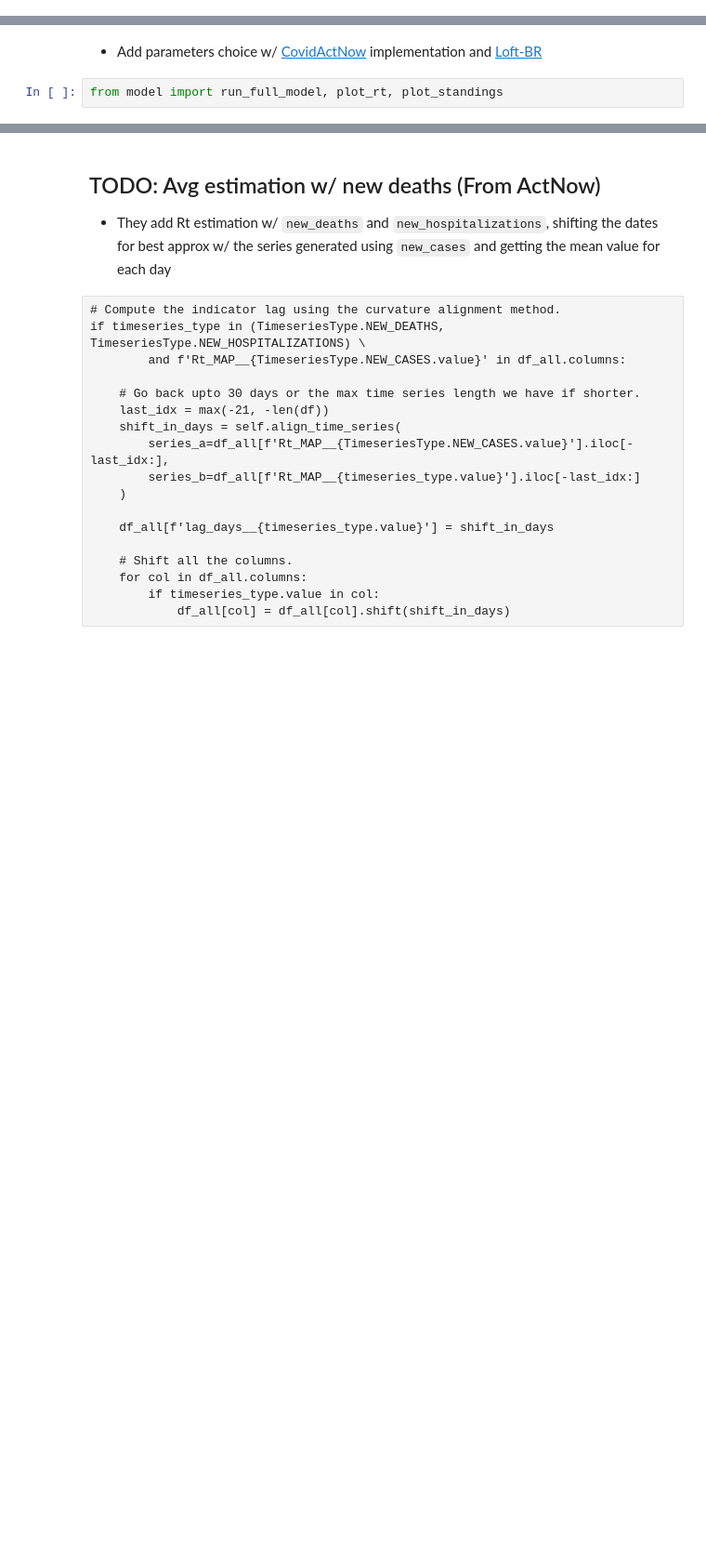
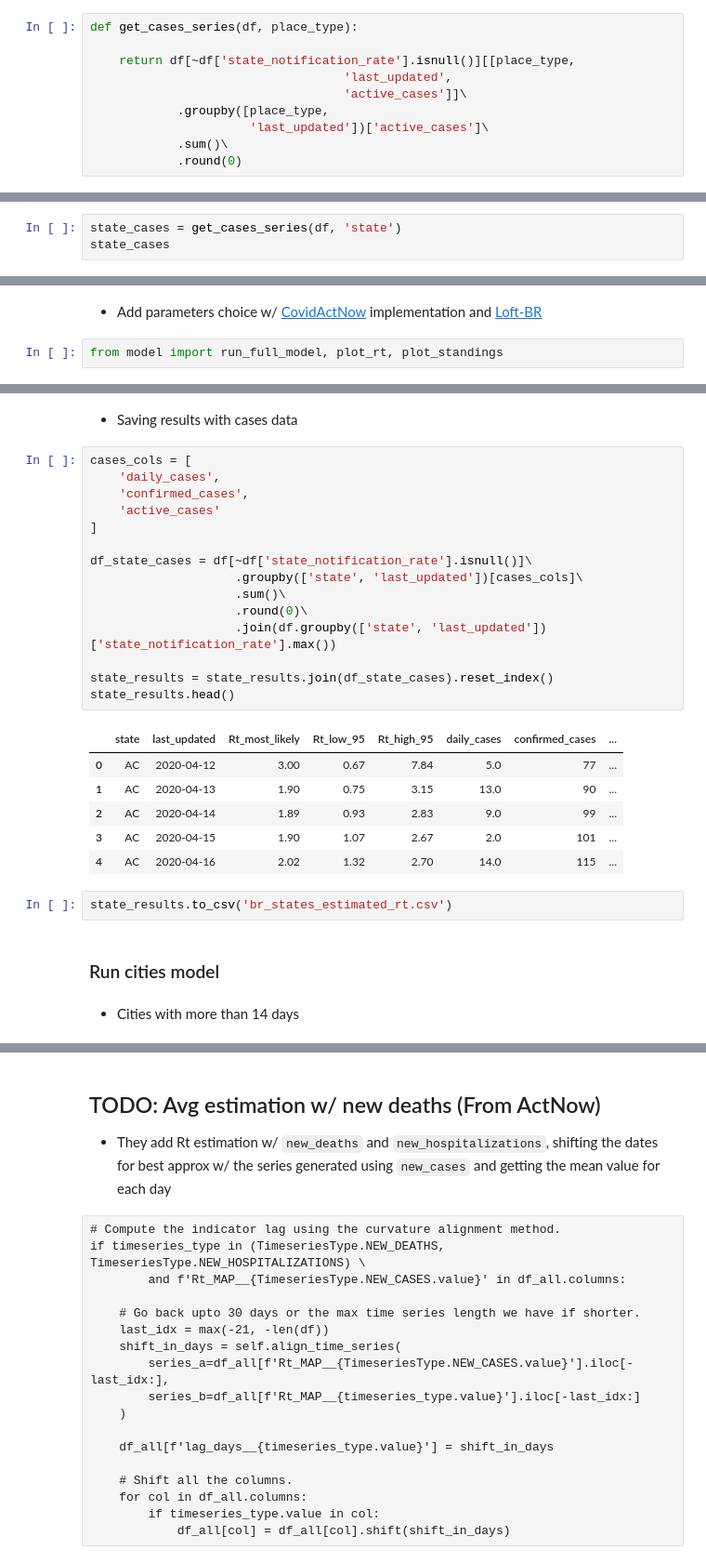
Before and after one commit to ImpulsoGov/coronacidades-datasource, a Jupyter notebook: notebooks/estimate_reproduction_number.ipynb, the cells around one changed output, grey strips where cells are left out. Shown at 93% size. Drawn from its saved outputs; the diff is of its cells as text; blank space fills up the shorter version.

```diff
--- a/notebooks/estimate_reproduction_number.ipynb
+++ b/notebooks/estimate_reproduction_number.ipynb
@@ -199,0 +105,10 @@ Name: confirmed_new, Length: 941, dtype: float64
+# %%
+def get_cases_series(df, place_type):
+
+    return df[~df['state_notification_rate'].isnull()][[place_type,
+                                   'last_updated',
+                                   'active_cases']]\
+            .groupby([place_type,
+                      'last_updated'])['active_cases']\
+            .sum()\
+            .round(0)
@@ -199,0 +132,3 @@ Name: confirmed_new, Length: 941, dtype: float64
+# %%
+state_cases = get_cases_series(df, 'state')
+state_cases
@@ -329,0 +172,30 @@ plot_rt_states(loft_results.set_index(['date', 'state']))
+# %% [markdown]
+* Saving results with cases data
+# %%
+cases_cols = [
+    'daily_cases',
+    'confirmed_cases',
+    'active_cases'
+]
+
+df_state_cases = df[~df['state_notification_rate'].isnull()]\
+                    .groupby(['state', 'last_updated'])[cases_cols]\
+                    .sum()\
+                    .round(0)\
+                    .join(df.groupby(['state', 'last_updated'])['state_notification_rate'].max())
+
+state_results = state_results.join(df_state_cases).reset_index()
+state_results.head()
+# %% [output]
+|  | state | last_updated | Rt_most_likely | Rt_low_95 | Rt_high_95 | daily_cases | confirmed_cases | ... |
+| 0 | AC | 2020-04-12 | 3.00 | 0.67 | 7.84 | 5.0 | 77 | ... |
+| 1 | AC | 2020-04-13 | 1.90 | 0.75 | 3.15 | 13.0 | 90 | ... |
+| 2 | AC | 2020-04-14 | 1.89 | 0.93 | 2.83 | 9.0 | 99 | ... |
+| 3 | AC | 2020-04-15 | 1.90 | 1.07 | 2.67 | 2.0 | 101 | ... |
+| 4 | AC | 2020-04-16 | 2.02 | 1.32 | 2.70 | 14.0 | 115 | ... |
+# %%
+state_results.to_csv('br_states_estimated_rt.csv')
+# %% [markdown]
+### Run cities model
+# %% [markdown]
+*  Cities with more than 14 days
```
Also changed, not shown: parts of 84 cells of this notebook, 2 other files.
